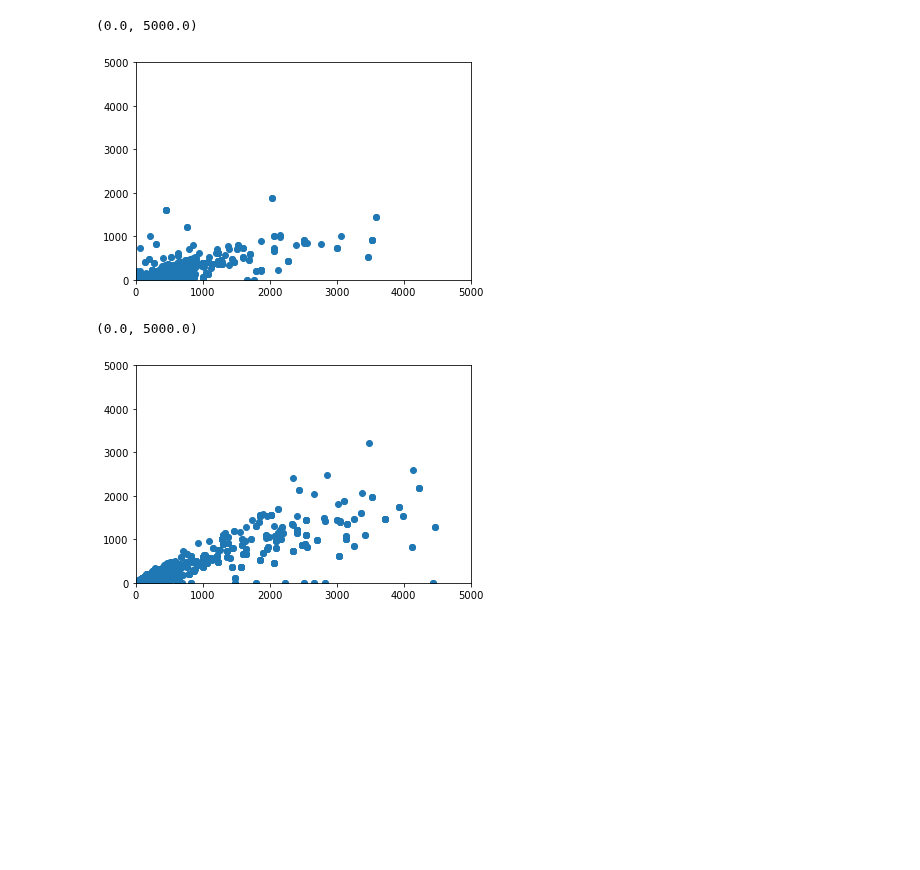
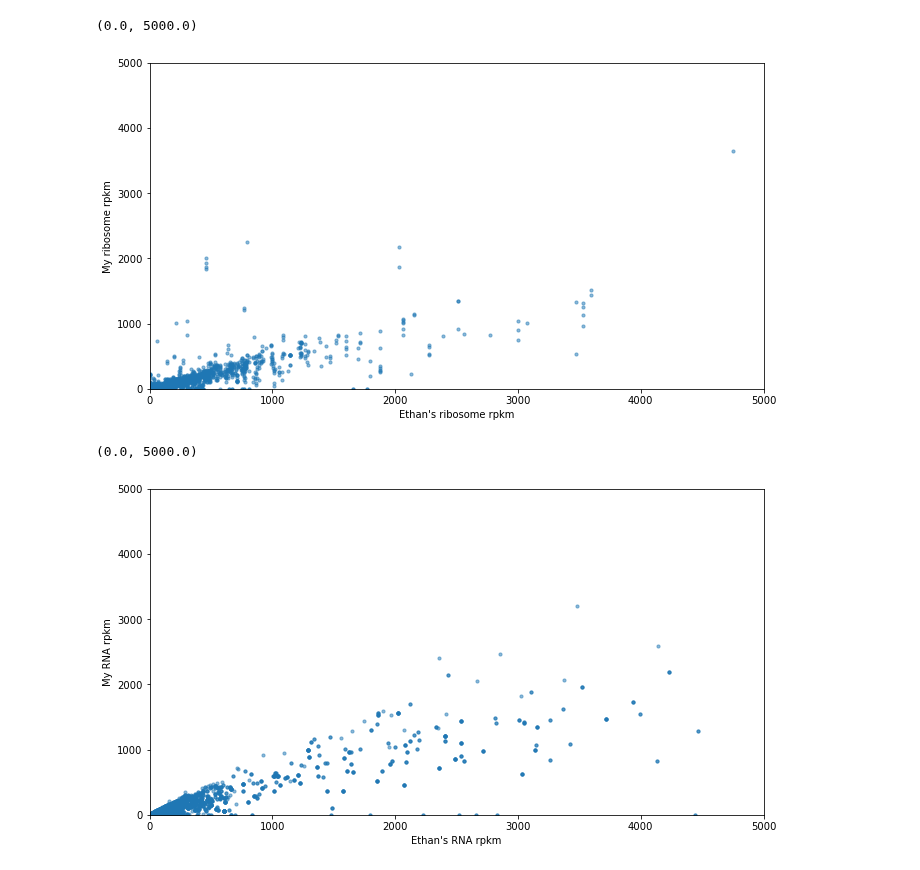
Before and after one commit to Raif-fl/Fall_2021_Work_journal, a Jupyter notebook: TE_table/Compare_rpkm.ipynb, the cells around one changed output. Saved outputs shown, nothing was run; the diff lists cells and outputs as text; code cells hidden in the pictures; blank space fills up the shorter version.

```diff
--- a/TE_table/Compare_rpkm.ipynb
+++ b/TE_table/Compare_rpkm.ipynb
@@ -45,0 +21,7 @@ ribo_data = ribo_data.iloc[1:-1]
+# %%
+#Loading in the RPKM data from Ethan Greenblatt's old project
+data = pd.read_excel('/home/keeganfl/Downloads/aas9963-table-S4.xlsx', sheet_name=None)
+data = data['Sheet1']
+
+# Loading in the RPKM data from the TE tables created in plastid
+te_table = pd.read_csv(save_path + mutation + '_' + samp_num + '_' + "te_table" + special + ".csv")
@@ -46,12 +34,15 @@ ribo_data = ribo_data.iloc[1:-1]
 # %%
-ribo_merged = pd.merge(df, ribo_data, how = 'inner', right_on = 'Symbol', left_on = 'gene_name')
+# Merge the two dataframes together based on gene names
+ribo_merged = pd.merge(te_table, ribo_data, how = 'inner', right_on = 'Symbol', left_on = 'gene_name')
-# %%
-ribo_merged = ribo_merged[ribo_merged["ribosome_profiling_rpkm"] < 2000]
-# %%
-plt.scatter(ribo_merged["GFP"],ribo_merged["ribosome_profiling_rpkm"])
-plt.xlim([0,5000])
-plt.ylim([0,5000])
-# %% [output]
-(0.0, 5000.0)
-[figure, removed]
+# %%
+# plot the rpkm values observed from my data against those seen in Ethan's data to observe if there is a linear correlation
+figure(figsize = (11,6))
+plt.scatter(ribo_merged["GFP"],ribo_merged["ribosome_profiling_rpkm"], s = 10, alpha = 0.5)
+plt.xlabel("Ethan's ribosome rpkm")
+plt.ylabel("My ribosome rpkm")
+plt.xlim([0,5000])
+plt.ylim([0,5000])
+# %% [output]
+(0.0, 5000.0)
+[figure, added]
 # %%
@@ -67,8 +57,12 @@ RNA_merged = pd.merge(RNA_data, df, how = 'inner', left_on = 'Symbol', right_on
-# %%
-plt.scatter(RNA_merged["mCherry_b"],RNA_merged["RNA-seq_rpkm"])
-plt.xlim([0,5000])
-plt.ylim([0,5000])
-# %% [output]
-(0.0, 5000.0)
-[figure, removed]
+# %%
+# plot the rpkm values observed from my data against those seen in Ethan's data to observe if there is a linear correlation
+figure(figsize = (11,6))
+plt.scatter(RNA_merged["mCherry_b"],RNA_merged["RNA-seq_rpkm"], s = 10, alpha = 0.5)
+plt.xlabel("Ethan's RNA rpkm")
+plt.ylabel("My RNA rpkm")
+plt.xlim([0,5000])
+plt.ylim([0,5000])
+# %% [output]
+(0.0, 5000.0)
+[figure, added]
 # %%
```
Also changed, not shown: parts of 18 cells of this notebook, 22 other files.
